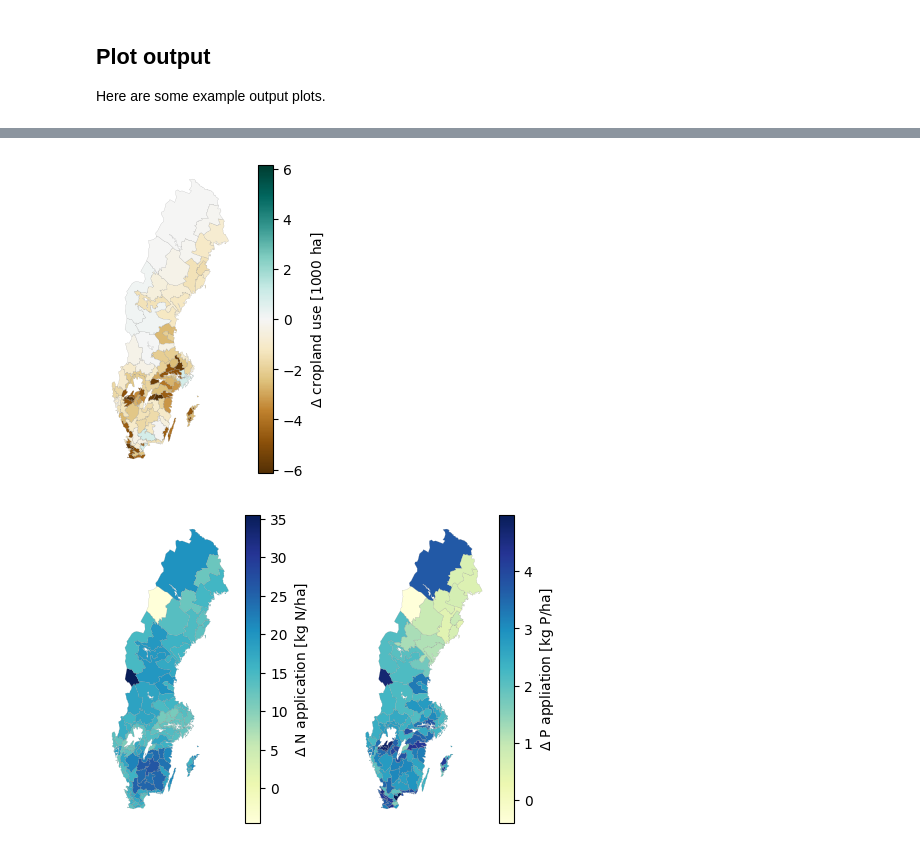
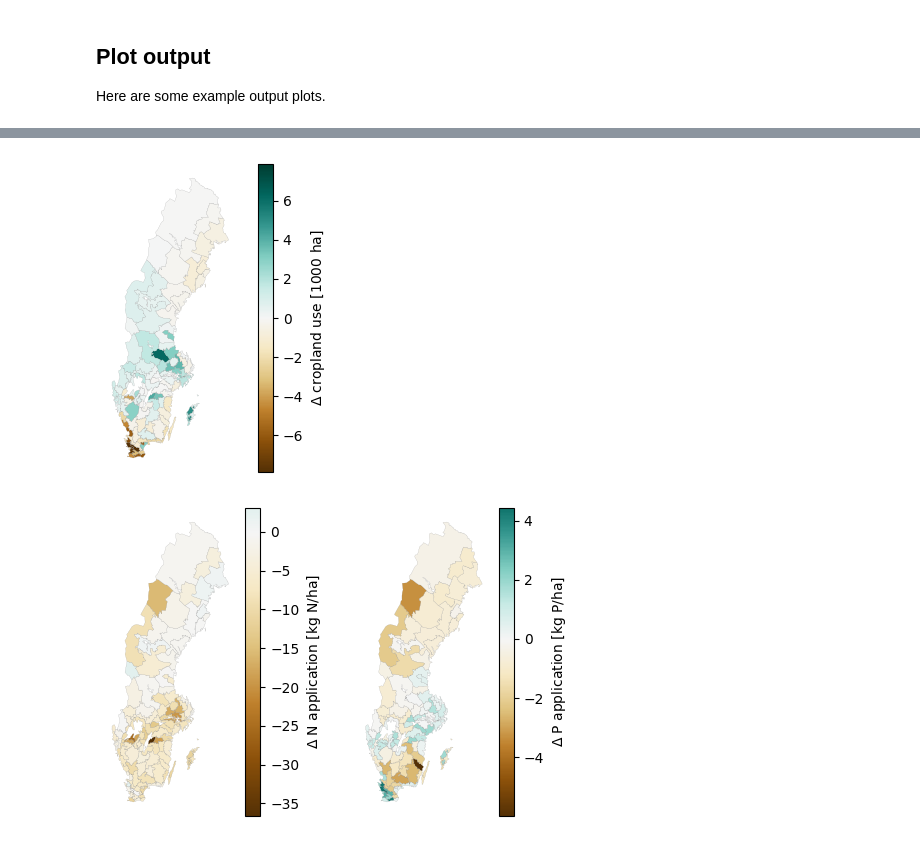
Before and after one commit to SLU-foodsystems/CIBUSmod, a Jupyter notebook: notebooks/run_scn_measures.ipynb, the cells around one changed output, grey strips where cells are left out. Cells and saved outputs as stored; diff of their text form; code cells hidden in the pictures.

```diff
--- a/notebooks/run_scn_measures.ipynb
+++ b/notebooks/run_scn_measures.ipynb
@@ -29,7 +29,7 @@ Set path to folders containing all default and scenario data. Here we define a n
 # %%
 # Create session
 session = cm.Session(
-    name = 'food_as_industry_measures',
+    name = 'MFF_measures',
     data_path = '../data'
 )
 
@@ -43,7 +43,7 @@ session.add_scenario(
     name = 'FAI (demand)',                            # Name of scenario in outputs
     scenario_workbooks = 'food_as_industry',          # Name of scenario Excel file
     modules = ['Regions','DemandAndConversions'],     # Modules to update
-    years = '2050'                                    # Years to calculate (= 2020-2050 with 10-year time-steps)
+    years = '2050'                                    # Years to calculate
 )
 session.add_scenario(
     name = 'FAI (+crop yields)',
@@ -84,10 +84,21 @@ session.add_scenario(
     years = '2050'
 )
 session.add_scenario(
+    name = 'FAI (+manure mgmt)',
+    scenario_workbooks = 'food_as_industry',
+    modules = ['Regions','DemandAndConversions','CropProduction',
+              'CattleHerd','PigHerd','ManureMgmt'],
+    pars = {
+        'CattleHerd':['milk_prod',
+                      'slaughter_share_male_as_steers','slaughter_weight']
+    },
+    years = '2050'
+)
+session.add_scenario(
     name = 'FAI (+enteric methane)',
     scenario_workbooks = 'food_as_industry',
     modules = ['Regions','DemandAndConversions','CropProduction',
-              'CattleHerd','PigHerd','FeedMgmt'],
+              'CattleHerd','PigHerd','ManureMgmt','FeedMgmt'],
     pars = {
         'CattleHerd':['milk_prod',
                       'slaughter_share_male_as_steers','slaughter_weight'],
@@ -99,7 +110,7 @@ session.add_scenario(
     name = 'FAI (+electric field machinery)',
     scenario_workbooks = 'food_as_industry',
     modules = ['Regions','DemandAndConversions','CropProduction',
-              'CattleHerd','PigHerd','FeedMgmt','MachineryAndEnergyMgmt'],
+              'CattleHerd','PigHerd','ManureMgmt','FeedMgmt','MachineryAndEnergyMgmt'],
     pars = {
         'CattleHerd':['milk_prod',
                       'slaughter_share_male_as_steers','slaughter_weight'],
@@ -525,40 +549,40 @@ ax.axis('off')
 
 plt.show()
 # %% [output]
-[figure, old version]
+[figure, new version]
 # %%
 # CHANGES IN N AND P APPLICATION
 
 plot_data_N = (
     (session.get_attr('C','fertiliser.manure_N',{'region':None,'crop':'land_use'}).xs('cropland', level='land_use', axis=1)
     + session.get_attr('C','fertiliser.mineral_N',{'region':None,'crop':'land_use'}).xs('cropland', level='land_use', axis=1))
     /
     session.get_attr('C','area',{'region':None,'crop':'land_use'}).xs('cropland', level='land_use', axis=1)
 )
 plot_data_N = (plot_data_N - plot_data_N.loc[('baseline','2020')])
 
 plot_data_P = (
     (session.get_attr('C','fertiliser.manure_P',{'region':None,'crop':'land_use'}).xs('cropland', level='land_use', axis=1)
     + session.get_attr('C','fertiliser.mineral_P',{'region':None,'crop':'land_use'}).xs('cropland', level='land_use', axis=1))
     /
     session.get_attr('C','area',{'region':None,'crop':'land_use'}).xs('cropland', level='land_use', axis=1)
 )
 plot_data_P = (plot_data_P - plot_data_P.loc[('baseline','2020')])
 
 fig,axs = plt.subplots(1,2, figsize=(6,4))
 
 map_data = plot_data_N.iloc[-1]
 ax=axs[0]
 lim = abs(map_data).quantile(0.99)
-plot.map_from_series(map_data, ax=ax, cmap='YlGnBu', edgecolor='grey', legend_kwds={'label': r'$\Delta$ N application [kg N/ha]'})
+plot.map_from_series(map_data, ax=ax, cmap='BrBG', cmap_zero_midpoint='shrink', edgecolor='grey', legend_kwds={'label': r'$\Delta$ N application [kg N/ha]'})
 ax.axis('off')
 
 map_data = plot_data_P.iloc[-1]
 ax=axs[1]
 lim = abs(map_data).quantile(0.99)
-plot.map_from_series(map_data, ax=ax, cmap='YlGnBu', edgecolor='grey', legend_kwds={'label': r'$\Delta$ P appliation [kg P/ha]'})
+plot.map_from_series(map_data, ax=ax, cmap='BrBG', cmap_zero_midpoint='shrink',  edgecolor='grey', legend_kwds={'label': r'$\Delta$ P application [kg P/ha]'})
 ax.axis('off')
 
 plt.show()
 # %% [output]
-[figure, old version]
+[figure, new version]
```
Also changed, not shown: parts of 8 cells of this notebook, 4 other files.
